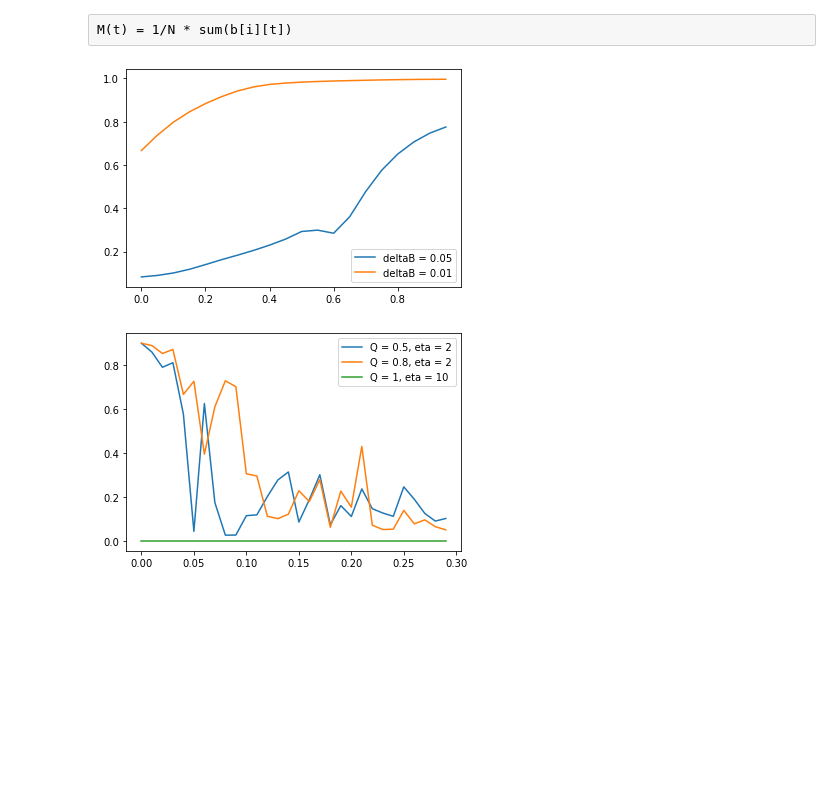
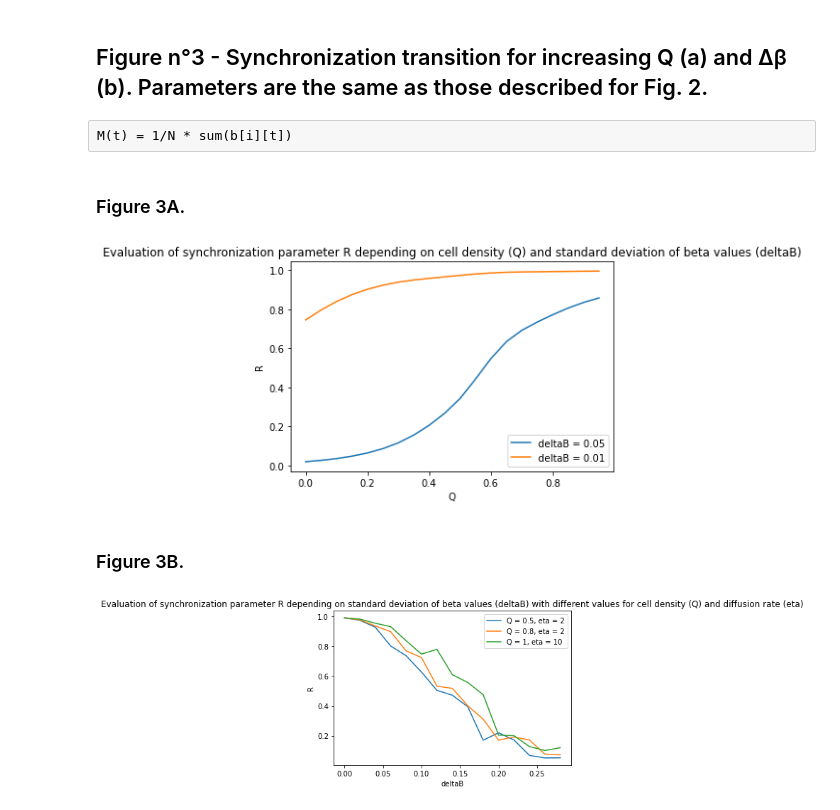
Before and after one commit to Wabognie/BS1_project, a Jupyter notebook: project.ipynb, the cells around one changed output. Cells and saved outputs as stored; diff of their text form; code cells hidden in the pictures; blank space fills up the shorter version.

```diff
--- a/project.ipynb
+++ b/project.ipynb
@@ -126,0 +223,2 @@ plt.hist(tot_freq, bins = 50, range =(0.02,0.03))
+# %%
+Q = 0.8
@@ -127,10 +316,19 @@ plt.hist(tot_freq, bins = 50, range =(0.02,0.03))
+# %% [markdown]
+## Figure n°3 - Synchronization transition for increasing Q (a) and Δβ (b). Parameters are the same as those described for Fig. 2.
 # %% [raw]
 M(t) = 1/N * sum(b[i][t])
 # %%
 def M(t, b, nCell):
+    '''
+    Calcul of M value which represent the average signal of cells over time.
+    '''
     return 1/nCell * sum(b[0:nCell,t])
 # %%
 def R(t1, t2, b, nCell):
+    '''
+    Calcul of R value between 2 times.
+    R is a parameter that represents the synchronization of the model.
+    '''
     M_values = []
     b_values = []
 
@@ -148,7 +346,7 @@ def R(t1, t2, b, nCell):
         b_values.append(np.mean(b2i_values) - np.mean(bi2_values)**2)
 
     den = np.mean(b_values)
-    if den > 0:
-        return num/den
+    if den != 0:
+        return num/abs(den)
     else:
         return 0
@@ -166,3 +353,17 @@ tau = 0.3 ##a voir
+# %% [markdown]
+### Figure 3A.
+# %%
+### Constant values
+nCell = 100 # Number of cells to use
+n = 2 # Hill coefficient
+alpha = 112 # Transcription rate in the absence of repressor
+kappa = 20 # Maximal contribution to lacI transcription in the presence of saturating amounts of AI
+k_s0 = 1
+k_s1 = 0.01
+t = 1000 # Time during which the modelisation will be done
+eta = 2.0 # Diffusion rate of AI across the cell membrane
+
+tau = 0.2 # Time interval
 # %%
 for deltaB in [0.05, 0.01]:
     Q_values = []
@@ -171,7 +372,7 @@ for deltaB in [0.05, 0.01]:
     for i in range(nCell):
         beta.append(random.gauss(1, deltaB))
     for Q in np.arange(0, 1, 0.05):
-        ### Initialisation des matrices
+        ### Matrix initialization
         a = np.zeros((nCell, t))
         b = np.zeros((nCell, t))
         c = np.zeros((nCell, t))
@@ -194,36 +395,39 @@ for deltaB in [0.05, 0.01]:
         S[:,0] = 0
         Se[:,0] = 0
 
-        ### Calcul des valeurs
+        ### Calcul of values
         for j in range(0, t-1):
             for i in range(0, nCell):
-                #Se[i, j] = Q * np.mean(S[:, j])
-
                 abis = a[i,j] + tau/2 *(-a[i,j]+(alpha/(1+C[i,j]**n)))
                 bbis = b[i,j] + tau/2 *(-b[i,j]+(alpha/(1+A[i,j]**n)))
                 cbis = c[i,j] + tau/2 *(-c[i,j]+(alpha/(1+B[i,j]**n))+(kappa*S[i,j]/1+S[i,j]))
 
                 Abis = A[i, j] + tau/2 * (beta[i] * (a[i, j] - A[i, j]))
                 Bbis = B[i, j] + tau/2 * (beta[i] * (b[i, j] - B[i, j]))
                 Cbis = C[i, j] + tau/2 * (beta[i] * (c[i, j] - C[i, j]))
 
                 Sbis = S[i, j] + tau/2 * ((-k_s0 * S[i, j]) + (k_s1 * A[i, j]) - (eta * (S[i, j] - Se[i, j])))
 
                 a[i,j+1] = a[i,j] + tau *(-abis+(alpha/(1+Cbis**n)))
                 b[i,j+1] = b[i,j] + tau *(-bbis+(alpha/(1+Abis**n)))
                 c[i,j+1] = c[i,j] + tau *(-cbis+(alpha/(1+Bbis**n))+(kappa*Sbis/1+Sbis))
 
                 A[i,j+1] = A[i, j]+ tau*(beta[i]*(abis-Abis))
                 B[i,j+1] = B[i, j]+ tau*(beta[i]*(bbis-Bbis))
                 C[i,j+1] = C[i, j]+ tau*(beta[i]*(cbis-Cbis))
 
                 S[i,j+1] = S[i,j]+tau*((-k_s0*Sbis)+(k_s1*Abis)-(eta*(Sbis-Se[i,j])))
 
                 Se[i,j+1] = Q*np.mean(S[:,j])
 
         Q_values.append(Q)
         R_values.append(R(900, 1000, b, nCell))
     plt.plot(Q_values, R_values, label= str("deltaB = " + str(deltaB)))
+    plt.title("Evaluation of synchronization parameter R depending on cell density (Q) and standard deviation of beta values (deltaB)")
+    plt.xlabel("Q")
+    plt.ylabel("R")
     plt.legend()
 # %% [output]
-[figure, old version]
+[figure, new version]
+# %% [markdown]
+### Figure 3B.
@@ -232,12 +447,12 @@ for Q, eta in (0.5, 2), (0.8, 2), (1, 10):
     deltaB_values = []
     R_values = []
 
-    for deltaB in np.arange(0, 0.3, 0.01):
+    for deltaB in np.arange(0, 0.3, 0.02):
         beta = []
         for i in range(nCell):
             beta.append(random.gauss(1, deltaB))
 
-        ### Initialisation des matrices
+        ### Matrix initialization
         a = np.zeros((nCell, t))
         b = np.zeros((nCell, t))
         c = np.zeros((nCell, t))
@@ -249,18 +464,18 @@ for Q, eta in (0.5, 2), (0.8, 2), (1, 10):
         S = np.zeros((nCell, t))
         Se = np.zeros((nCell, t))
 
-        a[:,0] = random.randint(0, 100)
-        b[:,0] = random.randint(0, 100)
-        c[:,0] = random.randint(0, 100)
+        a[:,0] = 0
+        b[:,0] = 50
+        c[:,0] = 0
 
-        A[:,0] = random.randint(0, 100)
-        B[:,0] = random.randint(0, 100)
-        C[:,0] = random.randint(0, 100)
+        A[:,0] = 0
+        B[:,0] = 0
+        C[:,0] = 0
 
-        S[:,0] = random.randint(0, 100)
-        Se[:,0] = random.randint(0, 100)
+        S[:,0] = 0
+        Se[:,0] = 0
 
-        ### Calcul des valeurs
+        ### Calcul of values
         for j in range(1, t-1):
             for i in range(1, nCell):
                 abis = a[i,j] + tau/2 *(-a[i,j]+(alpha/(1+C[i,j]**n)))
@@ -288,6 +503,9 @@ for Q, eta in (0.5, 2), (0.8, 2), (1, 10):
         deltaB_values.append(deltaB)
         R_values.append(R(800, 1000, b, nCell))
     plt.plot(deltaB_values, R_values, label = str("Q = " + str(Q) + ", eta = " + str(eta)))
+    plt.title("Evaluation of synchronization parameter R depending on standard deviation of beta values (deltaB) with different values for cell density (Q) and diffusion rate (eta)")
+    plt.xlabel("deltaB")
+    plt.ylabel("R")
     plt.legend()
 # %% [output]
-[figure, old version]
+[figure, new version]
```
Also changed, not shown: parts of 17 cells of this notebook.
